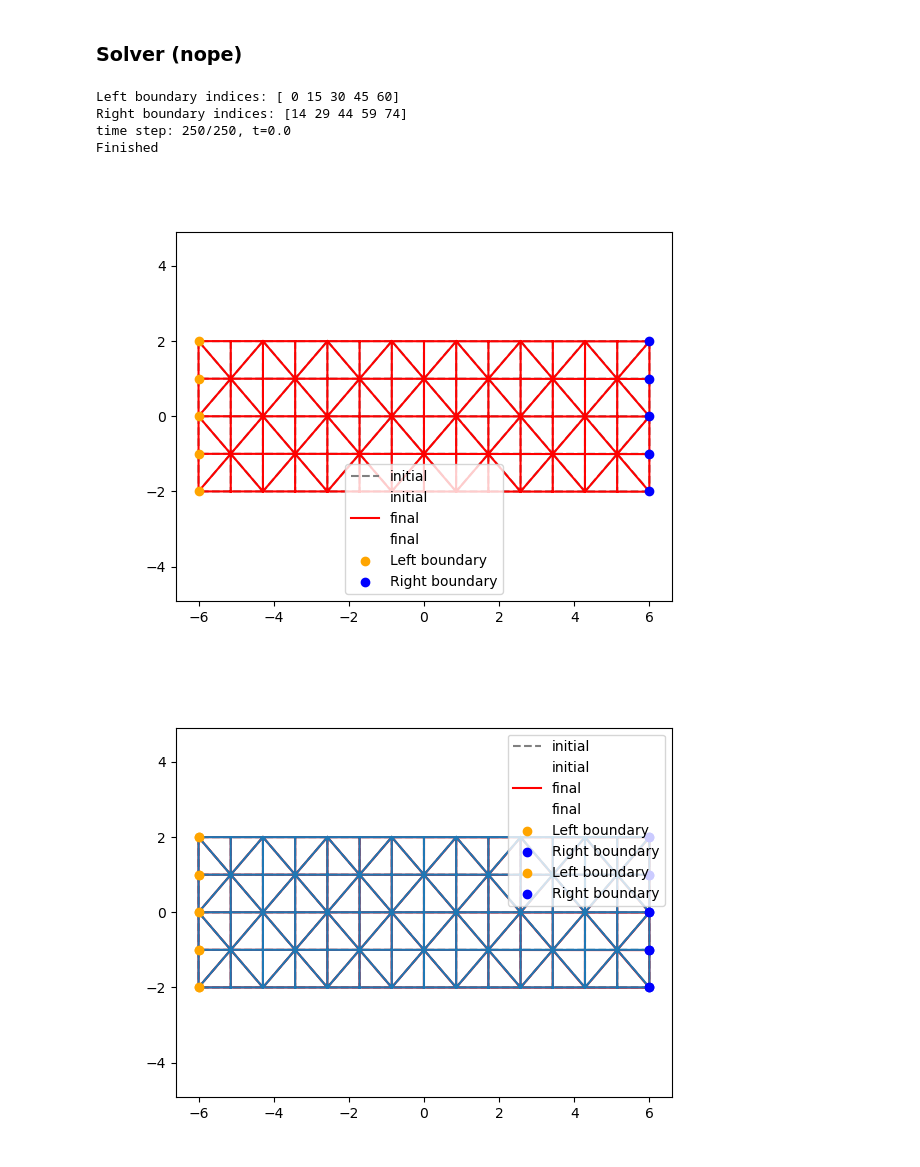
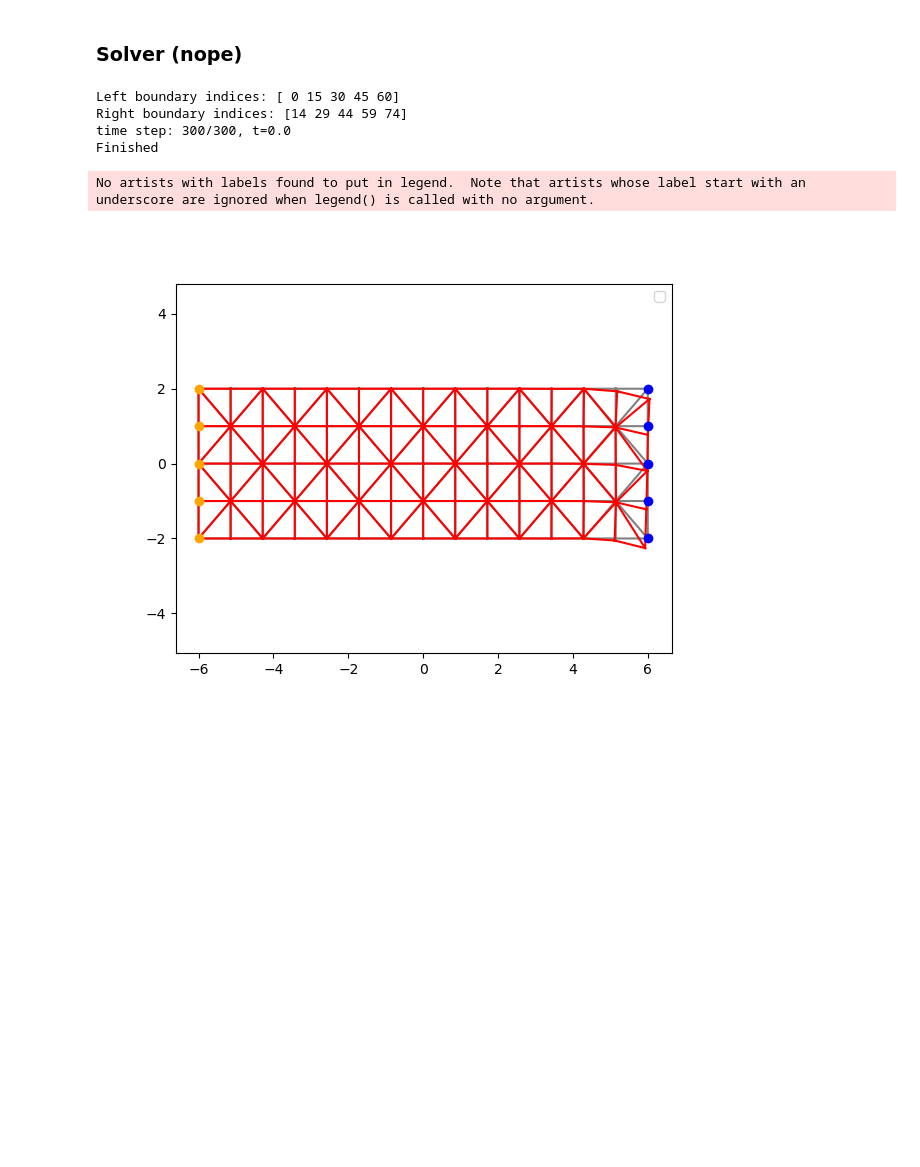
Before and after one commit to XaveryXavier/sim, a Jupyter notebook: solver_clean.ipynb, the cells around one changed output. Drawn from its saved outputs; the diff is of its cells as text; code cells hidden in the pictures; blank space fills up the shorter version.

```diff
--- a/solver_clean.ipynb
+++ b/solver_clean.ipynb
@@ -412,18 +412,16 @@ class Solver:
         f_elastic = np.zeros((self.nV, 2))
         P = self._compute_P()
         for v_idx in range(self.nV):
-            self.cv_cur = VertexControlVolume(v_idx, self.info_cur)
-            for e_local in range(self.cv_cur.K):
-                e_global = self.cv_cur.labels[e_local]
-                f_elastic[v_idx] -= 0.5*(P[e_global]@self.cv_cur.Nij[e_local]*self.cv_cur.Lij[e_local])
-                f_elastic[v_idx] -= 0.5*(P[e_global]@self.cv_cur.Nik[e_local]*self.cv_cur.Lik[e_local])
+            cv = self.CVs[v_idx]
+            for e_local in range(cv.K):
+                e_global = cv.labels[e_local]
+                f_elastic[v_idx] -= 0.5*(P[e_global]@cv.Nij[e_local]*cv.Lij[e_local])
+                f_elastic[v_idx] -= 0.5*(P[e_global]@cv.Nik[e_local]*cv.Lik[e_local])
         return f_elastic
 
     def _compute_body(self) -> np.ndarray:
         f_body = np.zeros((self.nV, 2))
-        for v_idx in range(self.nV):
-            mass = self.rho * self.CVs[v_idx].A
-            f_body[v_idx, 1] = mass * self.g
+        f_body[:, 1] = self.g*np.ones_like(f_body[:,1])
         return f_body
 
     def _compute_traction(self) -> np.ndarray:
@@ -451,36 +449,38 @@ class Solver:
         # initializing matrices
         x_t = np.zeros((nt, self.nV, 2))  # Positions of vertices for different times
         v_t = np.zeros((nt, self.nV, 2))  # Velocities --||--
-        x_t[0, :, :] = np.copy(self.V_init)          # setting initial mesh
-        # simulation loop:
+        x_t[0, :, :] = self.V_init          # setting initial mesh
         self.right_indices = np.where(self.V_init[:, 0] > self.width/2 - 1e-03)[0] # indexes of right boundary
         self.left_indices = np.where(self.V_init[:, 0] < -self.width/2 + 1e-03)[0]
         print(f'Left boundary indices: {self.left_indices}\nRight boundary indices: {self.right_indices}')
         f_t = self._compute_traction()
-        f_b = self._compute_body()
+        f_b = self._compute_body()  # Recompute body force for current mesh
+        # simulation loop:
+        for t_idx in range(1, nt):
 
-        for t_idx in range(nt - 1):
-            if t_idx%10:
-                print(f'Progress: {t_idx}/{nt}, t={t_idxs[t_idx]:.1f}\r', end='', flush=True)
+            print(f'Progress: {t_idx}/{nt}, t={t_idxs[t_idx]:.1f}\r', end='', flush=True)
 
-            self.V_cur = x_t[t_idx]
+            self.V_cur = x_t[t_idx - 1]
             self.info_cur = MeshInfo(self.V_cur, self.T)
+            # Update control volumes for current mesh
+            self.CVs = [VertexControlVolume(v, self.info_cur) for v in range(self.nV)]
             f_e = self._compute_elastic()
+
             f_tot = f_e + f_b + f_t
 
             for v_idx in range(self.nV):
                 # velocity update
-
                 if v_idx in self.left_indices:
-                    x_t[t_idx + 1, v_idx] = self.V_init[v_idx]
-                    v_t[t_idx + 1, v_idx] = 0.0
+                    x_t[t_idx, v_idx] = self.V_init[v_idx]
+                    v_t[t_idx, v_idx] = 0.0
                 else:
                     # velocity update
                     mass = self.rho*self.CVs[v_idx].A
-                    v_local = v_t[t_idx, v_idx] + dt/mass * f_tot[v_idx]
-                    v_t[t_idx + 1, v_idx] = v_local
-                    x_local = x_t[t_idx, v_idx] + dt * v_t[t_idx + 1, v_idx]
-                    x_t[t_idx + 1, v_idx] = x_local
+                    v_local = v_t[t_idx - 1, v_idx] + dt/mass * f_tot[v_idx]
+                    v_t[t_idx, v_idx] += v_local
+                    x_local = x_t[t_idx - 1, v_idx] + dt * v_t[t_idx, v_idx]
+                    x_t[t_idx, v_idx] += x_local
+            displacement = x_t[t_idx] - x_t[t_idx] - 1     # for debugging
         print(f'time step: {nt}/{nt}, t={t_idxs[nt - 1]:.1f}\nFinished')
         self.x_t = x_t
         return x_t
@@ -492,14 +492,14 @@ class Solver:
 
     def plot_initial_vs_final(self):
         plt.figure()
-        plt.triplot(self.V_init[:, 0], self.V_init[:, 1], self.T, color='gray', linestyle='--', label='initial')
-        plt.triplot(self.x_t[-1, :, 0], self.x_t[-1, :, 1], self.T, color='red', label='final')
+        plt.triplot(self.V_init[:, 0], self.V_init[:, 1], self.T, color='gray')
+        plt.triplot(self.x_t[-1, :, 0], self.x_t[-1, :, 1], self.T, color='red')
         # Plot left boundary nodes in orange
         plt.scatter(self.V_init[self.left_indices, 0], self.V_init[self.left_indices, 1],
-                    color='orange', label='Left boundary')
+                    color='orange')
         # Plot right boundary nodes in blue
         plt.scatter(self.V_init[self.right_indices, 0], self.V_init[self.right_indices, 1],
-                    color='blue', label='Right boundary')
+                    color='blue')
         plt.legend()
         plt.axis('equal')
         plt.show()
@@ -526,21 +526,20 @@ class Solver:
         anim = FuncAnimation(fig, animate, frames=len(x_t), interval=1)
         anim.save(f"animations/{self.material_name}_my.gif", writer=PillowWriter(fps=30))
 
-test_material = Parameters('steel')
+test_material = Parameters('rubber')
 solve = Solver(test_material, width=12, height=4, resolution=(14, 4))
 solve.set_gravity(-10)
 solve.set_traction(2, -10e5)
-x_t = solve.simulate(nt=250, dt=1e-4)
+x_t = solve.simulate(nt=300, dt=1e-4)
 # %% [output]
 Left boundary indices: [ 0 15 30 45 60]
 Right boundary indices: [14 29 44 59 74]
-time step: 250/250, t=0.0
+time step: 300/300, t=0.0
 Finished
 # %%
 solve.plot_initial_vs_final()
-solve.plot_frame(10)
 # %% [output]
+No artists with labels found to put in legend.  Note that artists whose label start with an underscore are ignored when legend() is called with no argument.
-[figure, old version]
+[figure, new version]
-[figure, removed]
 # %%
 # solve.animate()
```
Also changed, not shown: parts of 1 cell of this notebook, 21 other files.
